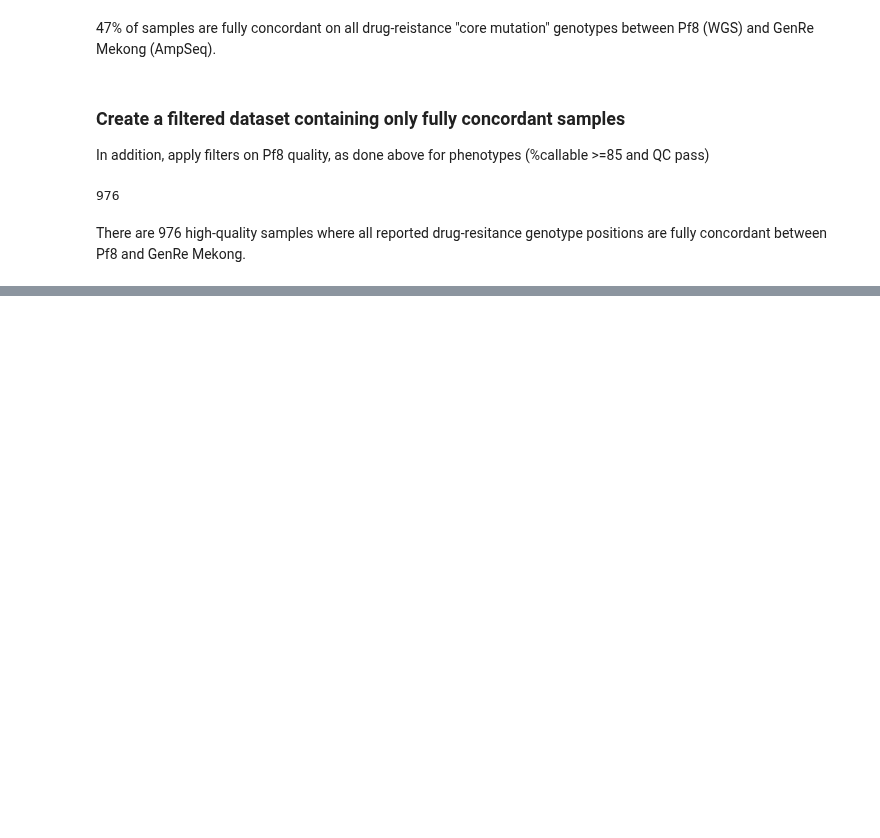
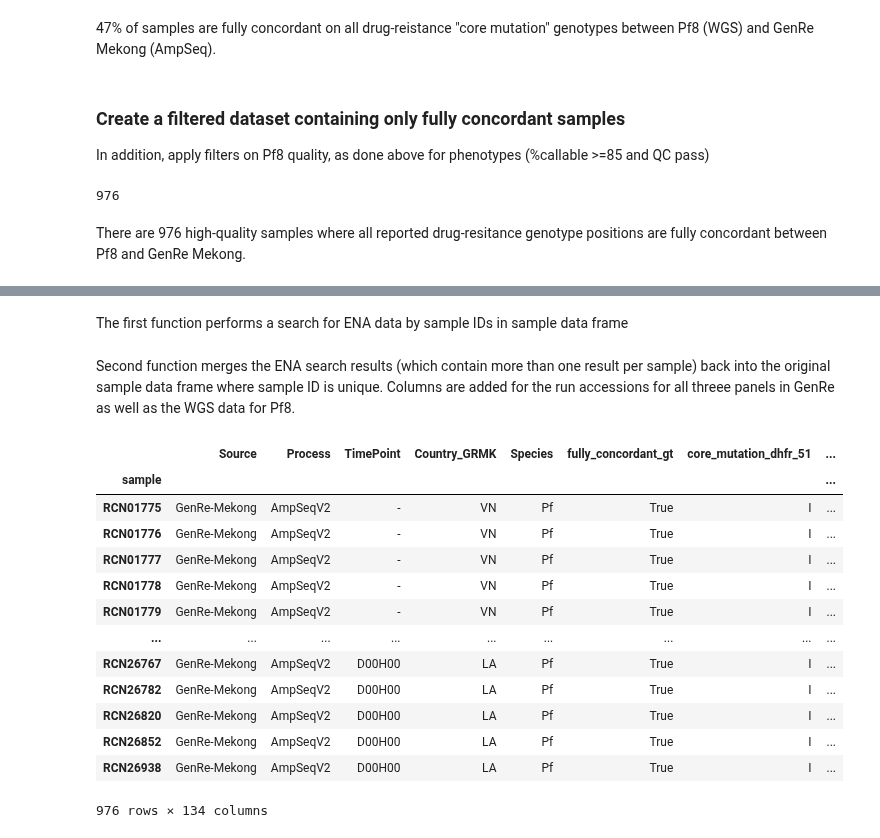
Before and after one commit to advISO-project/validation_malaria, a Jupyter notebook: real-world_gold-standard_data/Pf8-GenReMekong/pf8genre.ipynb, the cells around one changed output, grey strips where cells are left out. Saved outputs shown, nothing was run; the diff lists cells and outputs as text; code cells hidden in the pictures; blank space fills up the shorter version.

```diff
--- a/real-world_gold-standard_data/Pf8-GenReMekong/pf8genre.ipynb
+++ b/real-world_gold-standard_data/Pf8-GenReMekong/pf8genre.ipynb
@@ -515,0 +542,2 @@ for col in core_mut_cols:
+# %% [markdown]
+The first function performs a search for ENA data by sample IDs in sample data frame
@@ -515,0 +546,2 @@ for col in core_mut_cols:
+# %% [markdown]
+Second function merges the ENA search results (which contain more than one result per sample) back into the original sample data frame where sample ID is unique. Columns are added for the run accessions for all threee panels in GenRe as well as the WGS data for Pf8.
@@ -515,0 +550,17 @@ for col in core_mut_cols:
+# %%
+genre_pf8_merged_seq_gt_concord_small_ena_df
+# %% [output]
+|  | Source | Process | TimePoint | Country_GRMK | Species | fully_concordant_gt | core_mutation_dhfr_51 | ... |
+| sample |  |  |  |  |  |  |  | ... |
+| RCN01775 | GenRe-Mekong | AmpSeqV2 | - | VN | Pf | True | I | ... |
+| RCN01776 | GenRe-Mekong | AmpSeqV2 | - | VN | Pf | True | I | ... |
+| RCN01777 | GenRe-Mekong | AmpSeqV2 | - | VN | Pf | True | I | ... |
+| RCN01778 | GenRe-Mekong | AmpSeqV2 | - | VN | Pf | True | I | ... |
+| RCN01779 | GenRe-Mekong | AmpSeqV2 | - | VN | Pf | True | I | ... |
+| ... | ... | ... | ... | ... | ... | ... | ... | ... |
+| RCN26767 | GenRe-Mekong | AmpSeqV2 | D00H00 | LA | Pf | True | I | ... |
+| RCN26782 | GenRe-Mekong | AmpSeqV2 | D00H00 | LA | Pf | True | I | ... |
+| RCN26820 | GenRe-Mekong | AmpSeqV2 | D00H00 | LA | Pf | True | I | ... |
+| RCN26852 | GenRe-Mekong | AmpSeqV2 | D00H00 | LA | Pf | True | I | ... |
+| RCN26938 | GenRe-Mekong | AmpSeqV2 | D00H00 | LA | Pf | True | I | ... |
+976 rows × 134 columns
```
Also changed, not shown: parts of 45 cells of this notebook, 13 other files.
